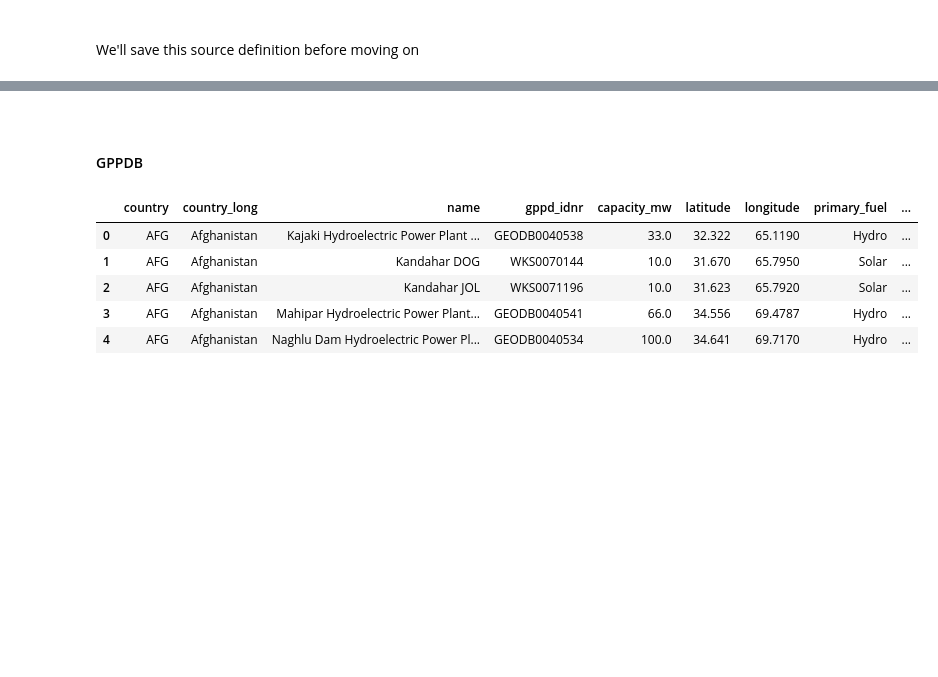
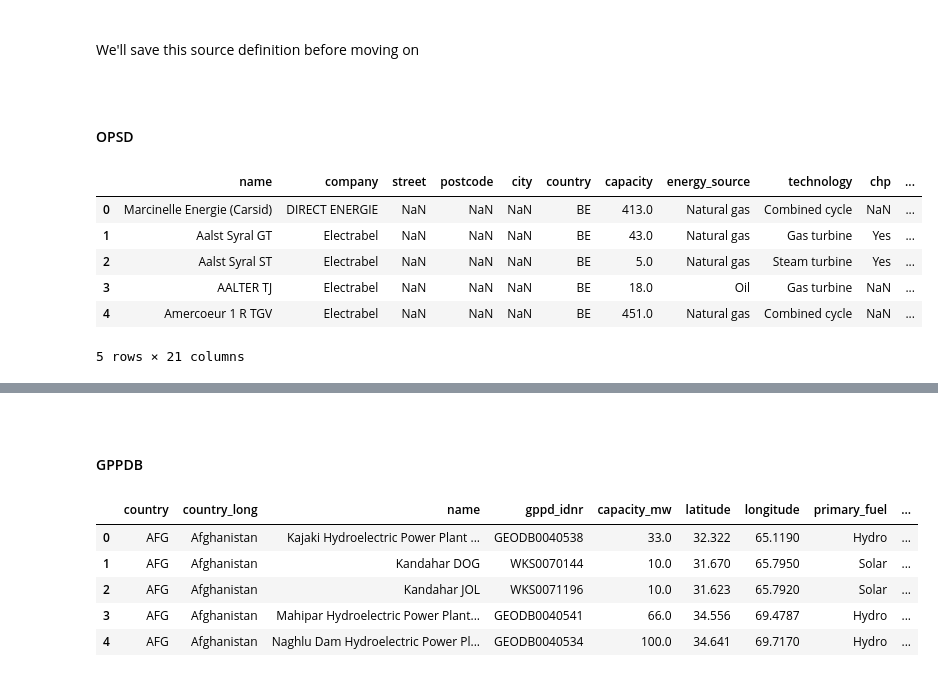
Before and after one commit to OSUKED/Power-Station-Dictionary, a Jupyter notebook: nbs/02-data-definitions.ipynb, the cells around one changed output, grey strips where cells are left out. Drawn from its saved outputs; the diff is of its cells as text; code cells hidden in the pictures; blank space fills up the shorter version.

```diff
--- a/nbs/02-data-definitions.ipynb
+++ b/nbs/02-data-definitions.ipynb
@@ -188,3 +188,21 @@ We'll save this source definition before moving on
 # %%
 with open(f'{definitions_dir}/ESAIL.json', 'w') as f:
     json.dump(ESAIL_def, f)
+# %% [markdown]
+<br>
+
+#### OPSD
+# %%
+filename = 'OPSD.csv'
+
+df_OPSD = pd.read_csv(f'{raw_data_dir}/{filename}')
+
+df_OPSD.head()
+# %% [output]
+|  | name | company | street | postcode | city | country | capacity | energy_source | technology | chp | ... |
+| 0 | Marcinelle Energie (Carsid) | DIRECT ENERGIE | NaN | NaN | NaN | BE | 413.0 | Natural gas | Combined cycle | NaN | ... |
+| 1 | Aalst Syral GT | Electrabel | NaN | NaN | NaN | BE | 43.0 | Natural gas | Gas turbine | Yes | ... |
+| 2 | Aalst Syral ST | Electrabel | NaN | NaN | NaN | BE | 5.0 | Natural gas | Steam turbine | Yes | ... |
+| 3 | AALTER TJ | Electrabel | NaN | NaN | NaN | BE | 18.0 | Oil | Gas turbine | NaN | ... |
+| 4 | Amercoeur 1 R TGV | Electrabel | NaN | NaN | NaN | BE | 451.0 | Natural gas | Combined cycle | NaN | ... |
+5 rows × 21 columns
```
Also changed, not shown: parts of 5 cells of this notebook, 7 other files.
